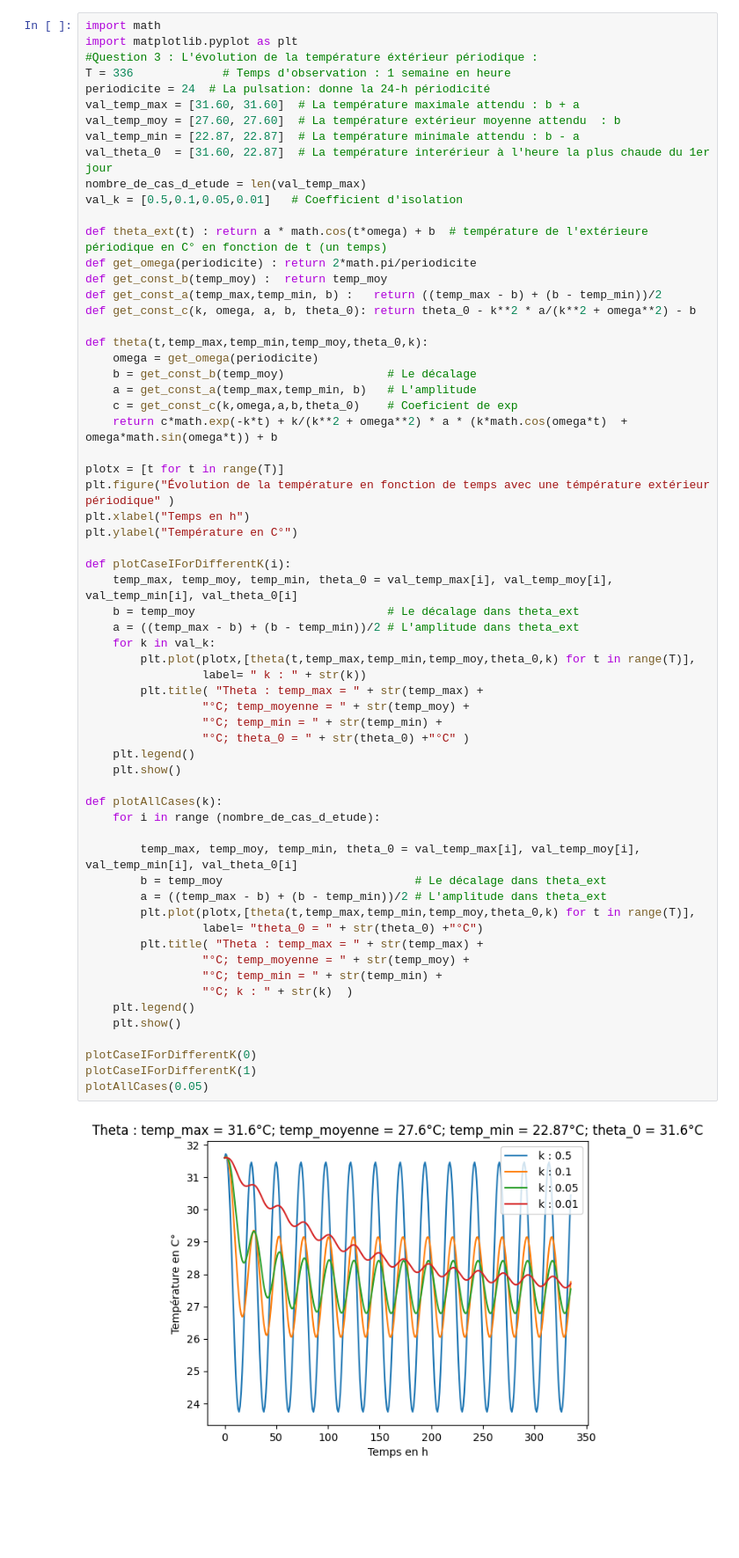
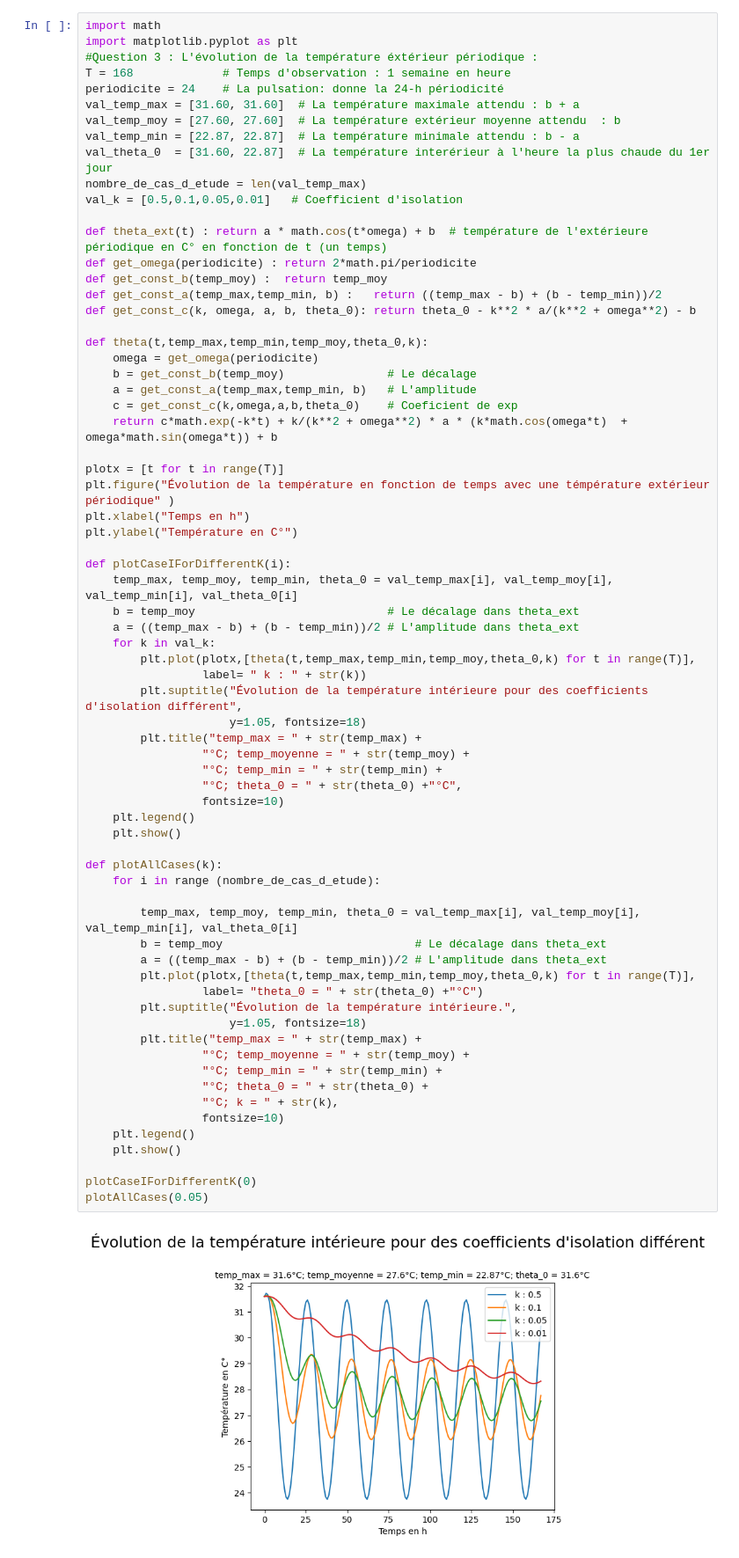
Before and after one commit to AyoubBarich/BuldingIsolationSim, a Jupyter notebook: main.ipynb, the cells around one changed output. Shown: that part at 88% size. Drawn from its saved outputs; the diff is of its cells as text; blank space fills up the shorter version.

```diff
--- a/main.ipynb
+++ b/main.ipynb
@@ -26,8 +26,8 @@ plt.show()
 import math
 import matplotlib.pyplot as plt
 #Question 3 : L'évolution de la température éxtérieur périodique :
-T = 336             # Temps d'observation : 1 semaine en heure
-periodicite = 24  # La pulsation: donne la 24-h périodicité
+T = 168             # Temps d'observation : 1 semaine en heure
+periodicite = 24    # La pulsation: donne la 24-h périodicité
 val_temp_max = [31.60, 31.60]  # La température maximale attendu : b + a
 val_temp_moy = [27.60, 27.60]  # La température extérieur moyenne attendu  : b
 val_temp_min = [22.87, 22.87]  # La température minimale attendu : b - a
@@ -54,36 +54,42 @@ plt.xlabel("Temps en h")
 plt.ylabel("Température en C°")
 
 def plotCaseIForDifferentK(i):
     temp_max, temp_moy, temp_min, theta_0 = val_temp_max[i], val_temp_moy[i], val_temp_min[i], val_theta_0[i]
     b = temp_moy                            # Le décalage dans theta_ext
     a = ((temp_max - b) + (b - temp_min))/2 # L'amplitude dans theta_ext
     for k in val_k:
         plt.plot(plotx,[theta(t,temp_max,temp_min,temp_moy,theta_0,k) for t in range(T)],
                  label= " k : " + str(k))
-        plt.title( "Theta : temp_max = " + str(temp_max) +
+        plt.suptitle("Évolution de la température intérieure pour des coefficients d'isolation différent",
+                     y=1.05, fontsize=18)
+        plt.title("temp_max = " + str(temp_max) +
                  "°C; temp_moyenne = " + str(temp_moy) +
                  "°C; temp_min = " + str(temp_min) +
-                 "°C; theta_0 = " + str(theta_0) +"°C" )
+                 "°C; theta_0 = " + str(theta_0) +"°C",
+                 fontsize=10)
     plt.legend()
     plt.show()
 
 def plotAllCases(k):
     for i in range (nombre_de_cas_d_etude):
 
         temp_max, temp_moy, temp_min, theta_0 = val_temp_max[i], val_temp_moy[i], val_temp_min[i], val_theta_0[i]
         b = temp_moy                            # Le décalage dans theta_ext
         a = ((temp_max - b) + (b - temp_min))/2 # L'amplitude dans theta_ext
         plt.plot(plotx,[theta(t,temp_max,temp_min,temp_moy,theta_0,k) for t in range(T)],
                  label= "theta_0 = " + str(theta_0) +"°C")
-        plt.title( "Theta : temp_max = " + str(temp_max) +
+        plt.suptitle("Évolution de la température intérieure.",
+                     y=1.05, fontsize=18)
+        plt.title("temp_max = " + str(temp_max) +
                  "°C; temp_moyenne = " + str(temp_moy) +
                  "°C; temp_min = " + str(temp_min) +
-                 "°C; k : " + str(k)  )
+                 "°C; theta_0 = " + str(theta_0) +
+                 "°C; k = " + str(k),
+                 fontsize=10)
     plt.legend()
     plt.show()
 
 plotCaseIForDifferentK(0)
-plotCaseIForDifferentK(1)
 plotAllCases(0.05)
 # %% [output]
-[figure, old version]
+[figure, new version]
```
Also changed, not shown: parts of 1 cell of this notebook.
